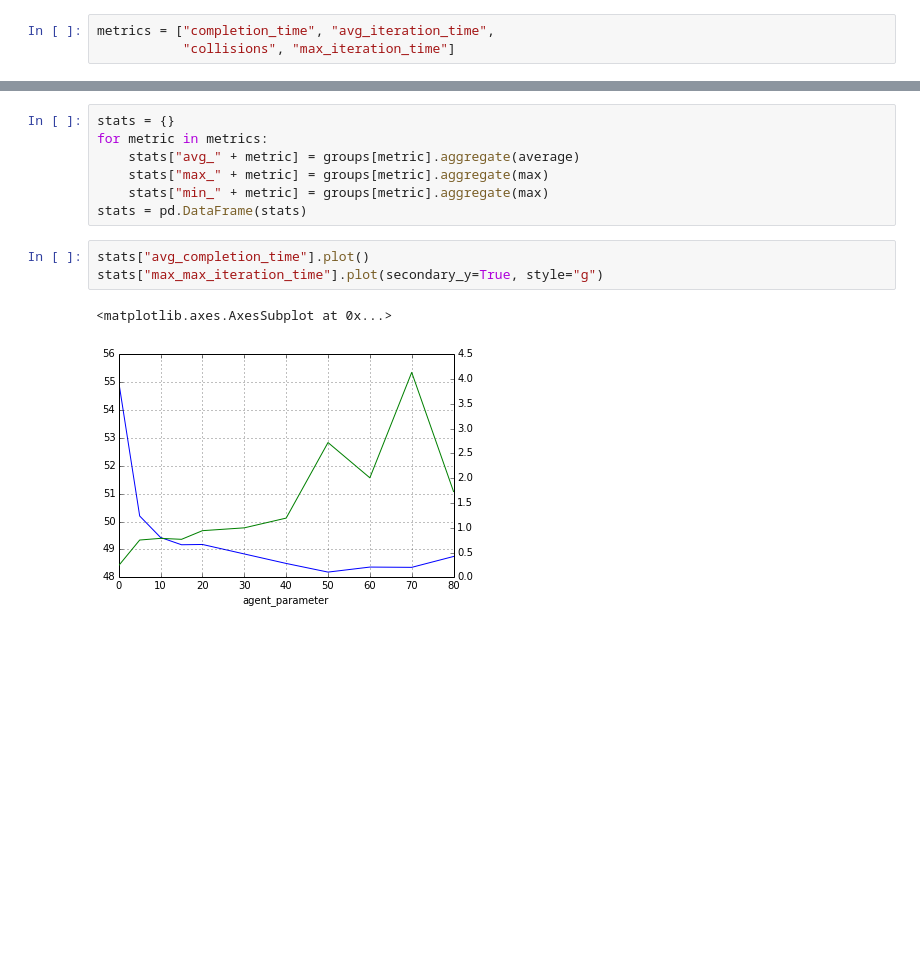
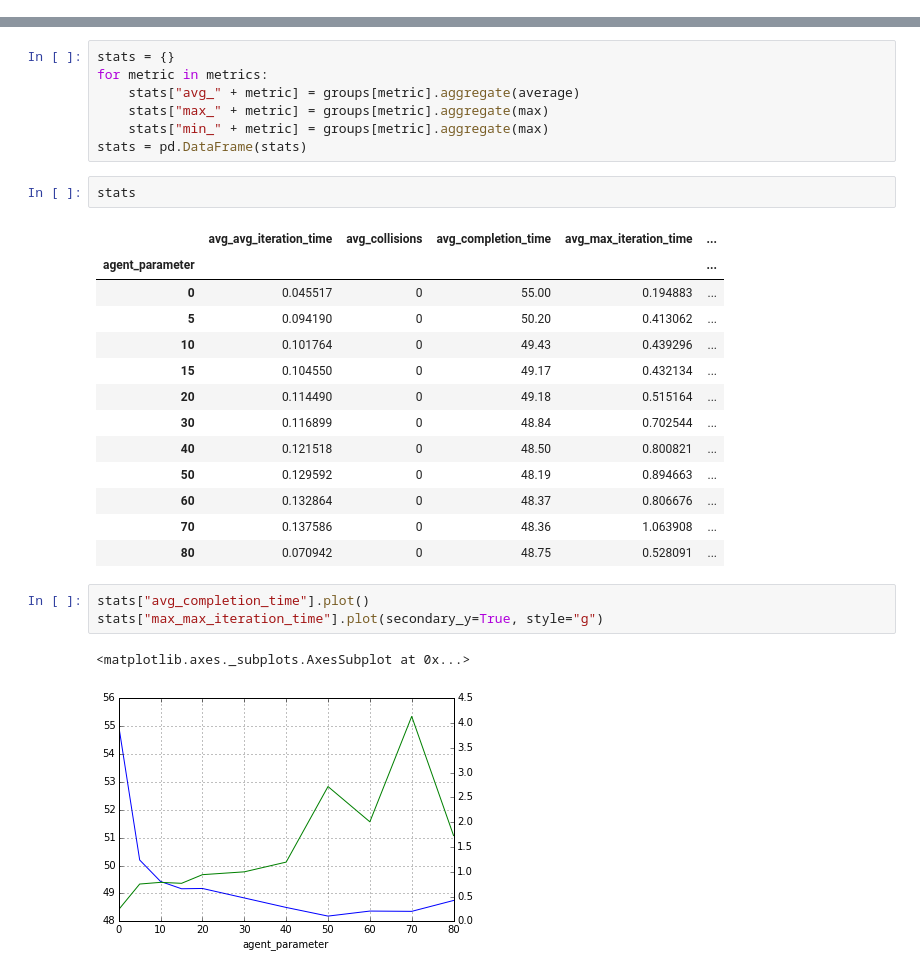
Before and after one commit to freider/keiro, a Jupyter notebook: stats/Stats.ipynb, the cells around one changed output, grey strips where cells are left out. Saved outputs shown, nothing was run; the diff lists cells and outputs as text; blank space fills up the shorter version.

Commit message:
Stats refactorings for using django 1.7 etc.

```diff
--- a/stats/Stats.ipynb
+++ b/stats/Stats.ipynb
@@ -19,9 +21,6 @@ df.head()
 | 2 | Arty | 0 | 0.047231 | 0 | 56.3 | 2014-01-06 11:56:17.146897 | 3 | ... |
 | 3 | Arty | 0 | 0.046979 | 0 | 53.2 | 2014-01-06 11:56:50.331461 | 4 | ... |
 | 4 | Arty | 0 | 0.050285 | 0 | 56.3 | 2014-01-06 11:57:27.096010 | 5 | ... |
-# %%
-metrics = ["completion_time", "avg_iteration_time",
-           "collisions", "max_iteration_time"]
 # %%
 groups = df.groupby("agent_parameter")
 # %%
@@ -31,9 +30,25 @@ for metric in metrics:
     stats["max_" + metric] = groups[metric].aggregate(max)
     stats["min_" + metric] = groups[metric].aggregate(max)
 stats = pd.DataFrame(stats)
+# %%
+stats
+# %% [output]
+|  | avg_avg_iteration_time | avg_collisions | avg_completion_time | avg_max_iteration_time | ... |
+| agent_parameter |  |  |  |  | ... |
+| 0 | 0.045517 | 0 | 55.00 | 0.194883 | ... |
+| 5 | 0.094190 | 0 | 50.20 | 0.413062 | ... |
+| 10 | 0.101764 | 0 | 49.43 | 0.439296 | ... |
+| 15 | 0.104550 | 0 | 49.17 | 0.432134 | ... |
+| 20 | 0.114490 | 0 | 49.18 | 0.515164 | ... |
+| 30 | 0.116899 | 0 | 48.84 | 0.702544 | ... |
+| 40 | 0.121518 | 0 | 48.50 | 0.800821 | ... |
+| 50 | 0.129592 | 0 | 48.19 | 0.894663 | ... |
+| 60 | 0.132864 | 0 | 48.37 | 0.806676 | ... |
+| 70 | 0.137586 | 0 | 48.36 | 1.063908 | ... |
+| 80 | 0.070942 | 0 | 48.75 | 0.528091 | ... |
 # %%
 stats["avg_completion_time"].plot()
 stats["max_max_iteration_time"].plot(secondary_y=True, style="g")
 # %% [output]
-<matplotlib.axes.AxesSubplot at 0x...>
+<matplotlib.axes._subplots.AxesSubplot at 0x...>
 [figure]
```
Also changed, not shown: parts of 1 cell of this notebook, 6 other files.
